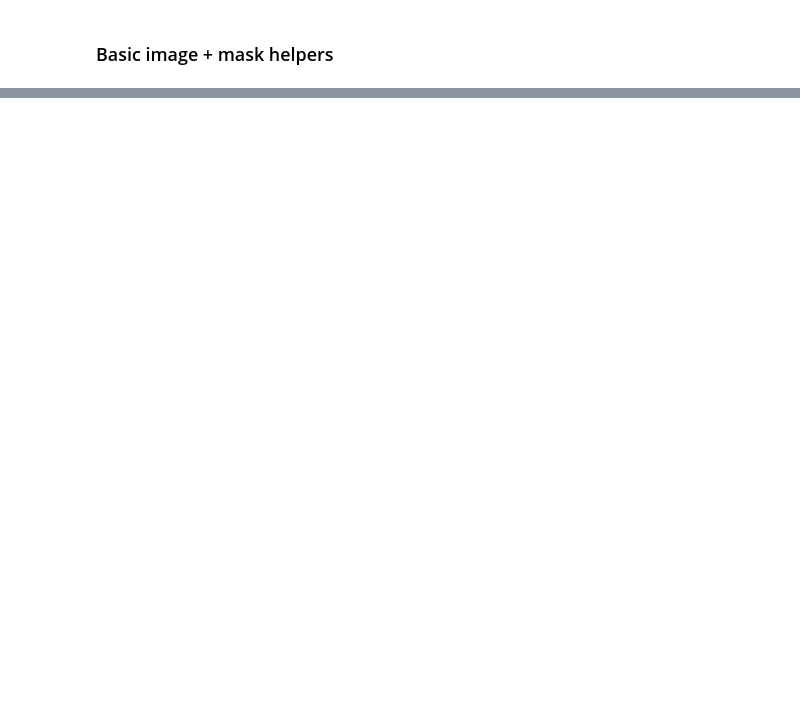
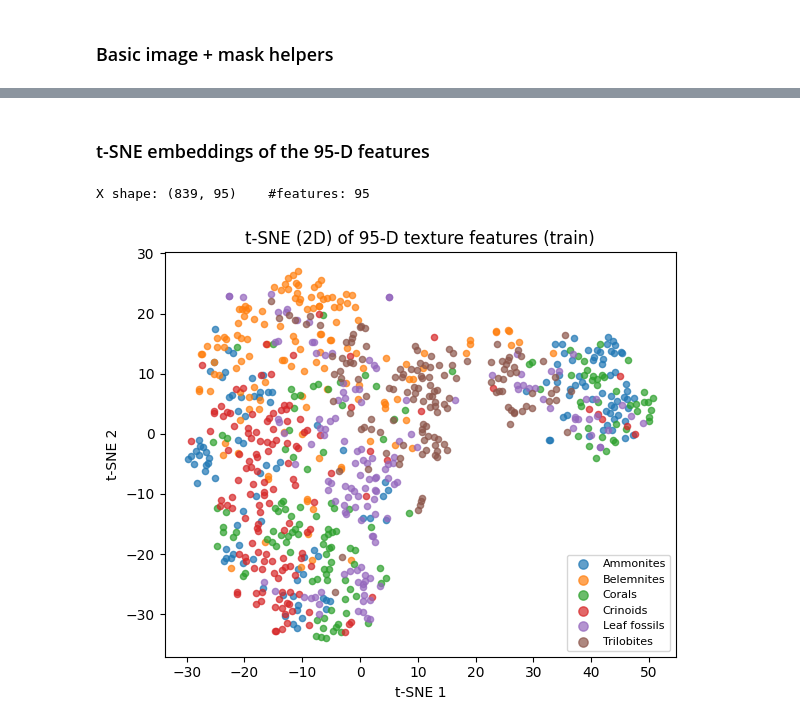
Before and after one commit to Swapnil-Safkat/Fossil-Patern-centric-AI-detection, a Jupyter notebook: textual feature extraction.ipynb, the cells around one changed output, grey strips where cells are left out. Drawn from its saved outputs; the diff is of its cells as text; code cells hidden in the pictures; blank space fills up the shorter version.

```diff
--- a/textual feature extraction.ipynb
+++ b/textual feature extraction.ipynb
@@ -269,0 +581,45 @@ def extract_all_features(gray: np.ndarray, mask: np.ndarray):
+# %% [markdown]
+### t-SNE embeddings of the 95-D features
+# %%
+from sklearn.preprocessing import StandardScaler
+from sklearn.manifold import TSNE
+
+# Use only train split for visualization (to avoid leakage)
+vis_df = features_df[features_df["split"] == "train"].copy()
+classes = sorted(vis_df["class_name"].unique())
+
+# Feature columns = everything except meta
+meta_cols = ["split", "class_name", "image_rel_path"]
+feature_cols = [c for c in vis_df.columns if c not in meta_cols]
+
+X = vis_df[feature_cols].values
+y = vis_df["class_name"].values
+
+print("X shape:", X.shape, "   #features:", len(feature_cols))
+# %% [output]
+X shape: (839, 95)    #features: 95
+# %%
+tsne = TSNE(
+    n_components=2,
+    perplexity=30,
+    learning_rate="auto",
+    init="pca",
+    random_state=42,
+)
+X_tsne = tsne.fit_transform(X_scaled)
+plt.figure(figsize=(6, 5))
+
+for cls in classes:
+    idx = (y == cls)
+    plt.scatter(X_tsne[idx, 0], X_tsne[idx, 1], label=cls, alpha=0.7, s=20)
+
+plt.title("t-SNE (2D) of 95-D texture features (train)")
+plt.xlabel("t-SNE 1")
+plt.ylabel("t-SNE 2")
+plt.legend(markerscale=1.5, fontsize=8)
+plt.tight_layout()
+out_path = RESULTS_DIR / "features t-sne.png"  # change the file name
+plt.savefig(out_path, dpi=300, bbox_inches="tight")
+plt.show()
+# %% [output]
+[figure, added]
```
Also changed, not shown: parts of 26 cells of this notebook, 19 other files.
